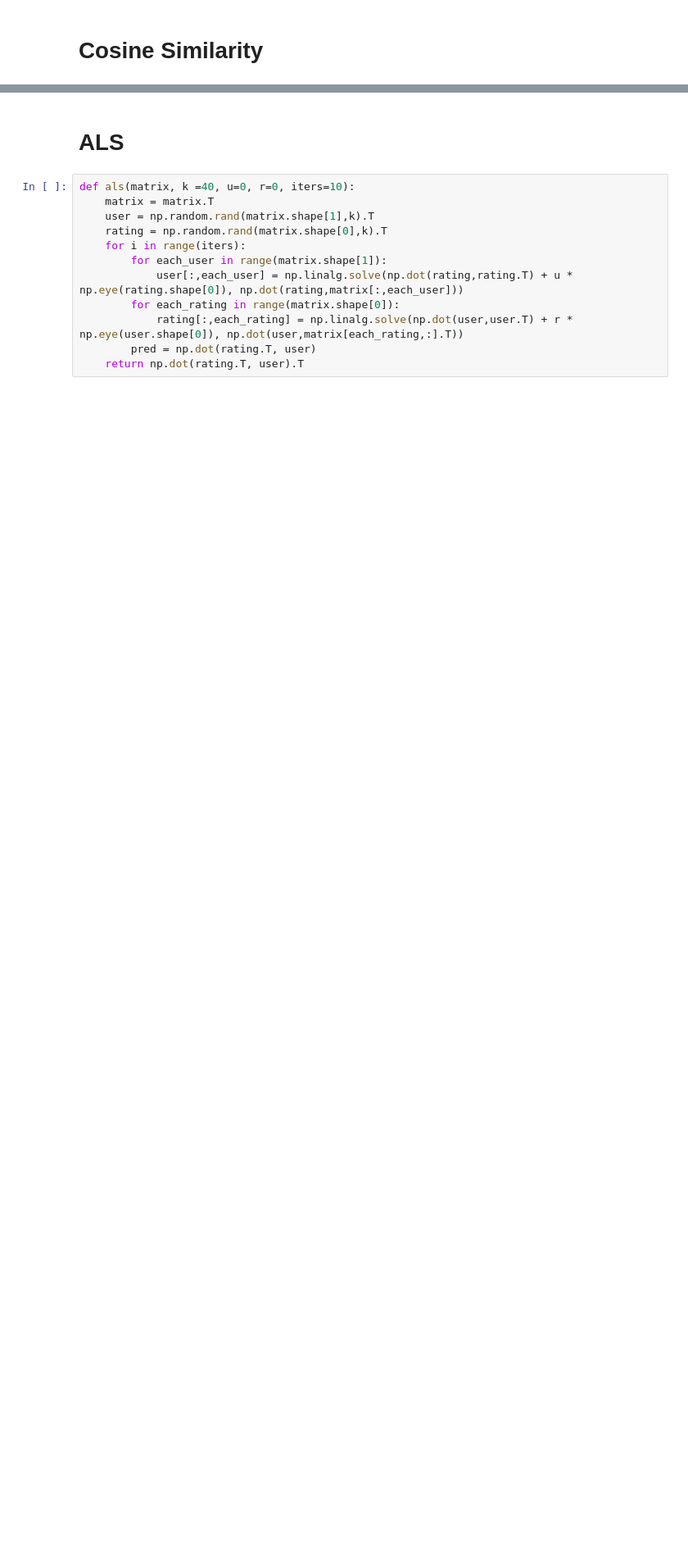
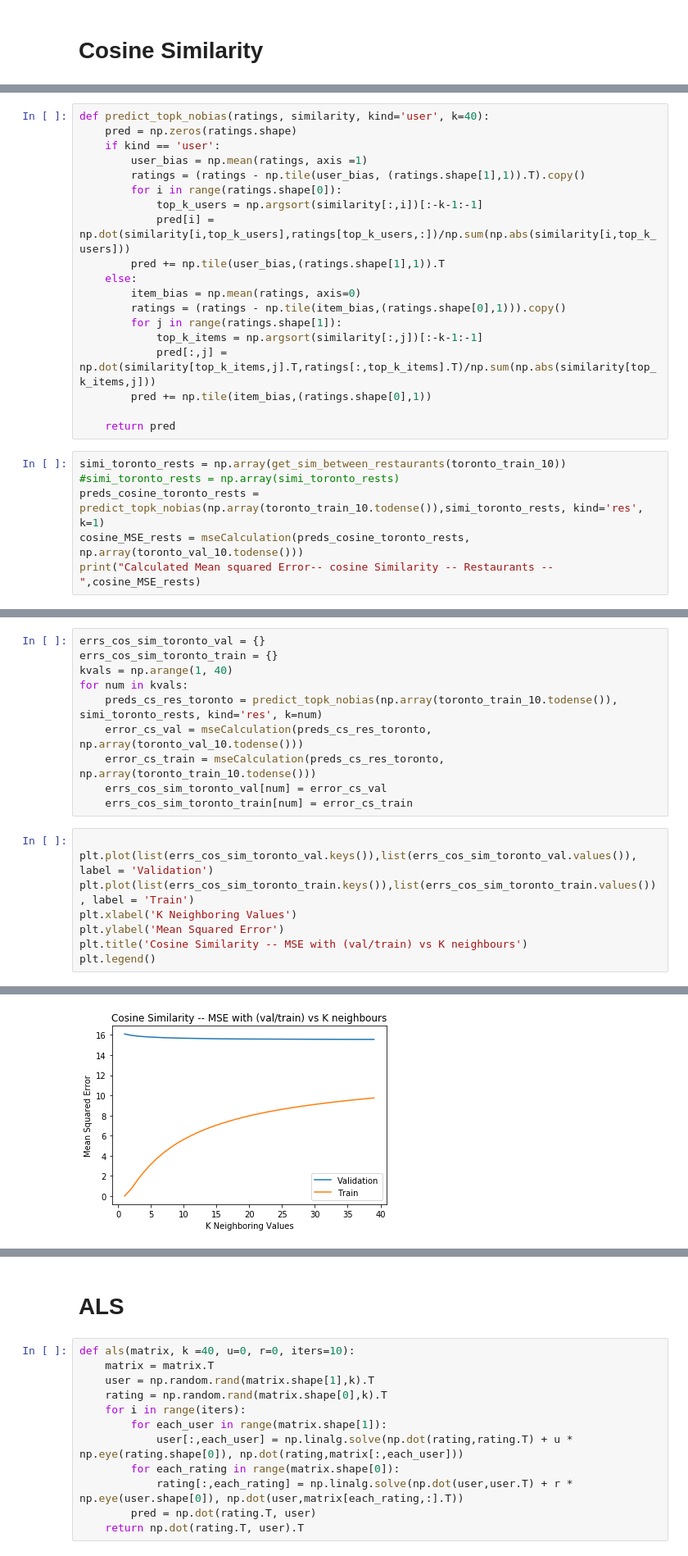
Before and after one commit to MJSindhu7/DataBuff-s-DinerRecommender, a Jupyter notebook: SourceCode/pyspark.ipynb, the cells around one changed output, grey strips where cells are left out. Shown at 82% size. Saved outputs shown, nothing was run; the diff lists cells and outputs as text; blank space fills up the shorter version.

```diff
--- a/SourceCode/pyspark.ipynb
+++ b/SourceCode/pyspark.ipynb
@@ -580,0 +604,25 @@ plt.legend()
+# %%
+def predict_topk_nobias(ratings, similarity, kind='user', k=40):
+    pred = np.zeros(ratings.shape)
+    if kind == 'user':
+        user_bias = np.mean(ratings, axis =1)
+        ratings = (ratings - np.tile(user_bias, (ratings.shape[1],1)).T).copy()
+        for i in range(ratings.shape[0]):
+            top_k_users = np.argsort(similarity[:,i])[:-k-1:-1]
+            pred[i] = np.dot(similarity[i,top_k_users],ratings[top_k_users,:])/np.sum(np.abs(similarity[i,top_k_users]))
+        pred += np.tile(user_bias,(ratings.shape[1],1)).T
+    else:
+        item_bias = np.mean(ratings, axis=0)
+        ratings = (ratings - np.tile(item_bias,(ratings.shape[0],1))).copy()
+        for j in range(ratings.shape[1]):
+            top_k_items = np.argsort(similarity[:,j])[:-k-1:-1]
+            pred[:,j] = np.dot(similarity[top_k_items,j].T,ratings[:,top_k_items].T)/np.sum(np.abs(similarity[top_k_items,j]))
+        pred += np.tile(item_bias,(ratings.shape[0],1))
+
+    return pred
+# %%
+simi_toronto_rests = np.array(get_sim_between_restaurants(toronto_train_10))
+#simi_toronto_rests = np.array(simi_toronto_rests)
+preds_cosine_toronto_rests = predict_topk_nobias(np.array(toronto_train_10.todense()),simi_toronto_rests, kind='res', k=1)
+cosine_MSE_rests = mseCalculation(preds_cosine_toronto_rests, np.array(toronto_val_10.todense()))
+print("Calculated Mean squared Error-- cosine Similarity -- Restaurants --",cosine_MSE_rests)
@@ -580,0 +641,19 @@ plt.legend()
+# %%
+errs_cos_sim_toronto_val = {}
+errs_cos_sim_toronto_train = {}
+kvals = np.arange(1, 40)
+for num in kvals:
+    preds_cs_res_toronto = predict_topk_nobias(np.array(toronto_train_10.todense()), simi_toronto_rests, kind='res', k=num)
+    error_cs_val = mseCalculation(preds_cs_res_toronto, np.array(toronto_val_10.todense()))
+    error_cs_train = mseCalculation(preds_cs_res_toronto, np.array(toronto_train_10.todense()))
+    errs_cos_sim_toronto_val[num] = error_cs_val
+    errs_cos_sim_toronto_train[num] = error_cs_train
+# %%
+
+plt.plot(list(errs_cos_sim_toronto_val.keys()),list(errs_cos_sim_toronto_val.values()), label = 'Validation')
+plt.plot(list(errs_cos_sim_toronto_train.keys()),list(errs_cos_sim_toronto_train.values()), label = 'Train')
+plt.xlabel('K Neighboring Values')
+plt.ylabel('Mean Squared Error')
+plt.title('Cosine Similarity -- MSE with (val/train) vs K neighbours')
+plt.legend()
+# %% [output]
@@ -580,0 +661 @@ plt.legend()
+[figure, added]
```
Also changed, not shown: parts of 54 cells of this notebook.
